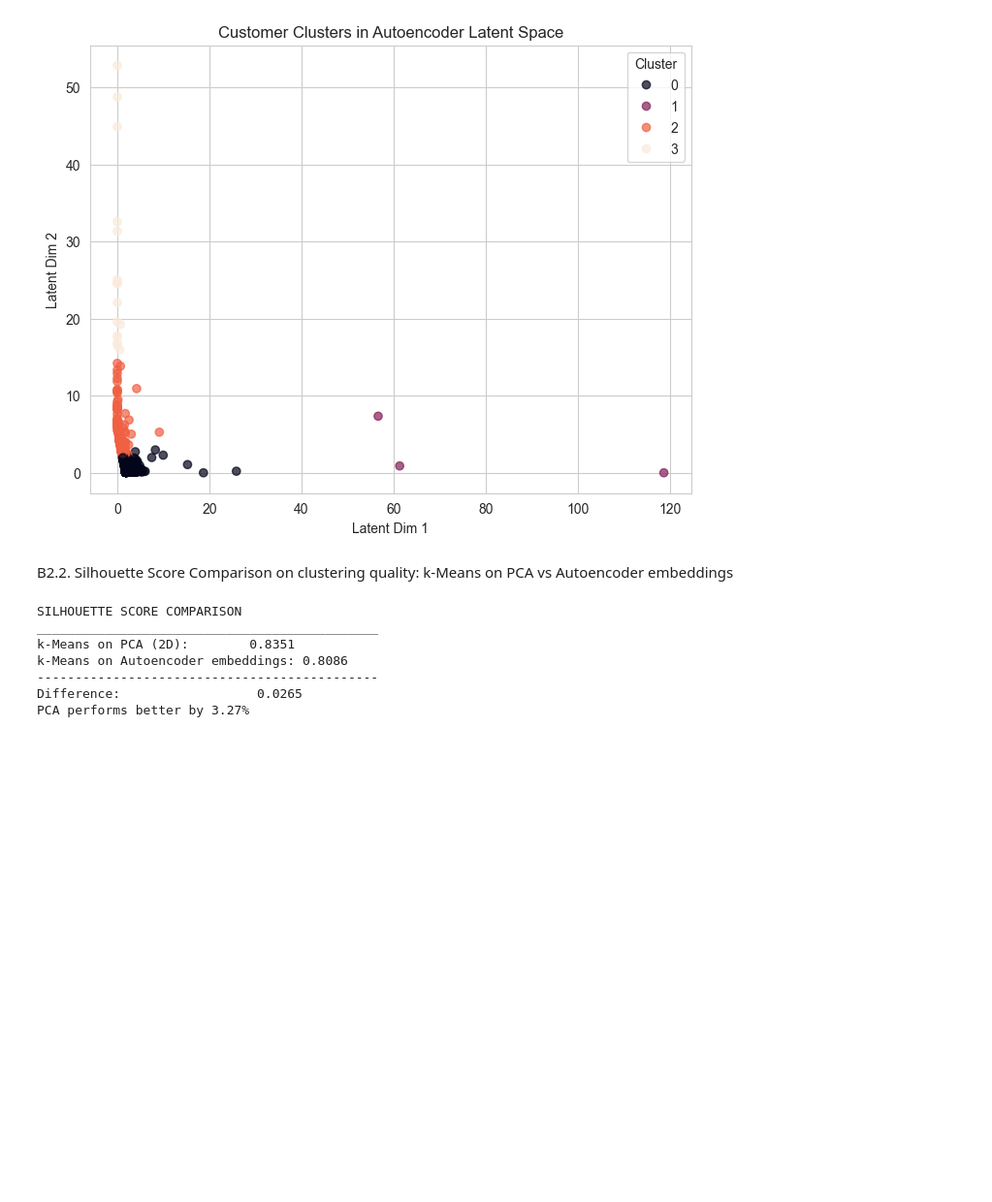
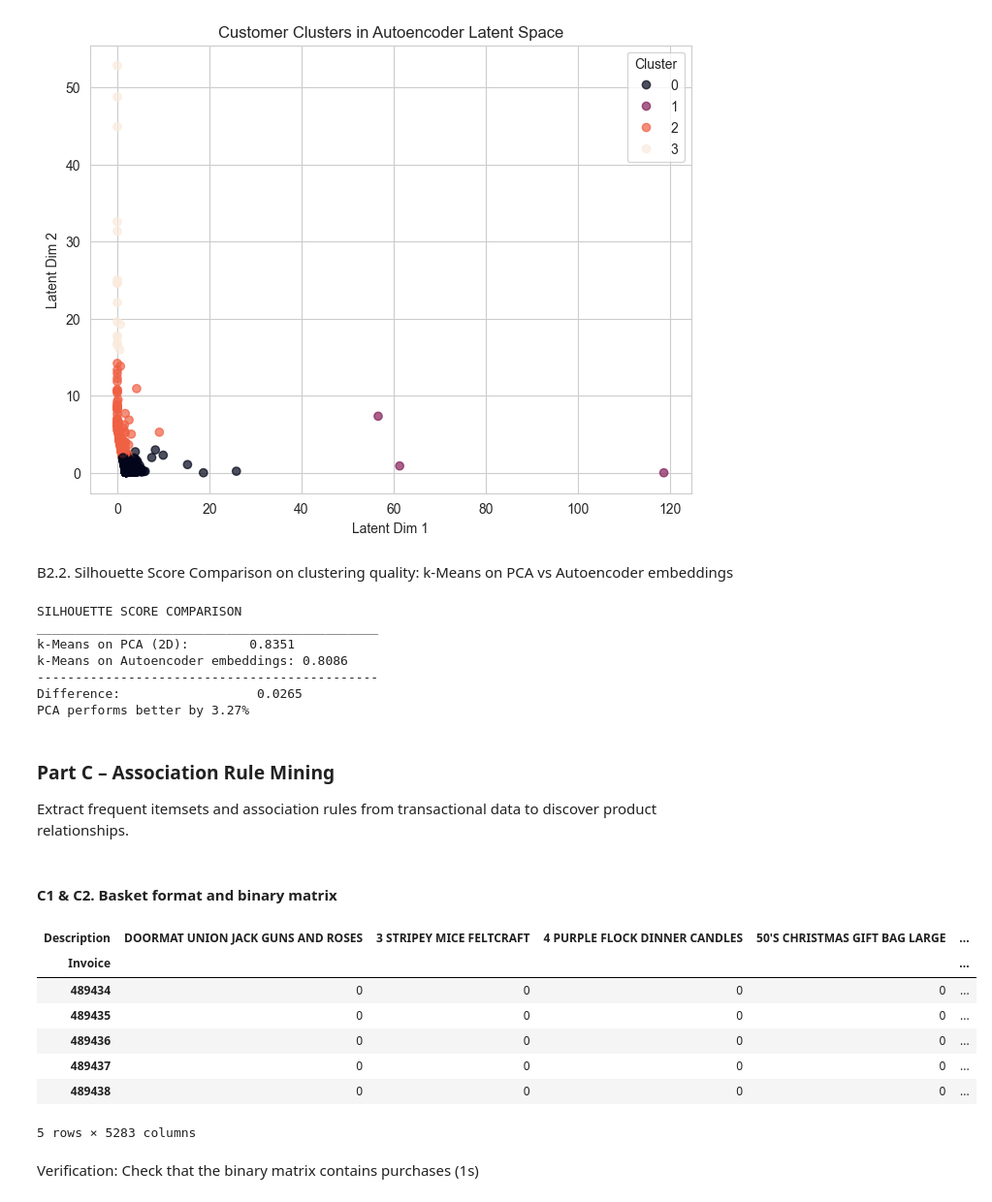
Before and after one commit to Ainedembe-Denis/UCI-Online-Retail-II-Customer-Purchasing-Behavior-Analysis, a Jupyter notebook: Retail-Customer-Analysis.ipynb, the cells around one changed output. Shown: that part at 97% size. Saved outputs shown, nothing was run; the diff lists cells and outputs as text; code cells hidden in the pictures; blank space fills up the shorter version.

Commit message:
Convert data into basket fmt & Build binary matrix

```diff
--- a/Retail-Customer-Analysis.ipynb
+++ b/Retail-Customer-Analysis.ipynb
@@ -453,3 +453,45 @@ k-Means on Autoencoder embeddings: 0.8086
 ---------------------------------------------
 Difference:                  0.0265
 PCA performs better by 3.27%
+# %% [markdown]
+### Part C – Association Rule Mining
+Extract frequent itemsets and association rules from transactional data to discover product relationships.
+# %% [markdown]
+#### C1 & C2. Basket format and binary matrix
+# %%
+# Convert data into basket format: Invoice to a list of Description items.
+# Build binary matrix with Invoice as rows and Description as columns
+
+# Use cleaned transactional data
+basket_df = (
+    df_clean[["Invoice", "Description", "Quantity"]]
+    .copy()
+)
+
+# We only care whether an item was bought (not quantity)
+basket_df["Quantity"] = basket_df["Quantity"].astype(int)
+
+# Create basket: rows = Invoice, columns = Description (1/0)
+basket = (
+    basket_df
+    .groupby(["Invoice", "Description"])["Quantity"]
+    .sum()
+    .unstack()
+    .fillna(0)
+)
+
+# Convert to 0/1
+basket_bool = basket.applymap(lambda x: 1 if x > 0 else 0)
+
+basket_bool.head()
+# %% [output]
+| Description | DOORMAT UNION JACK GUNS AND ROSES | 3 STRIPEY MICE FELTCRAFT | 4 PURPLE FLOCK DINNER CANDLES | 50'S CHRISTMAS GIFT BAG LARGE | ... |
+| Invoice |  |  |  |  | ... |
+| 489434 | 0 | 0 | 0 | 0 | ... |
+| 489435 | 0 | 0 | 0 | 0 | ... |
+| 489436 | 0 | 0 | 0 | 0 | ... |
+| 489437 | 0 | 0 | 0 | 0 | ... |
+| 489438 | 0 | 0 | 0 | 0 | ... |
+5 rows × 5283 columns
+# %% [markdown]
+Verification: Check that the binary matrix contains purchases (1s)
```
Also changed, not shown: parts of 1 cell of this notebook.
